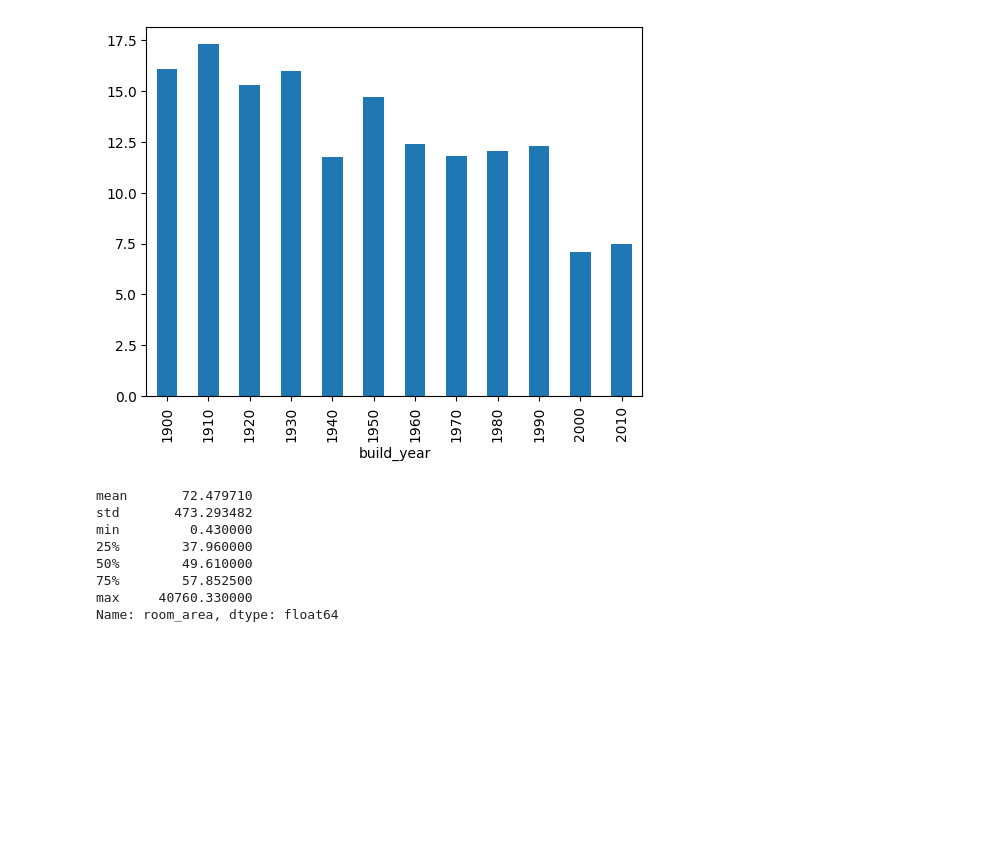
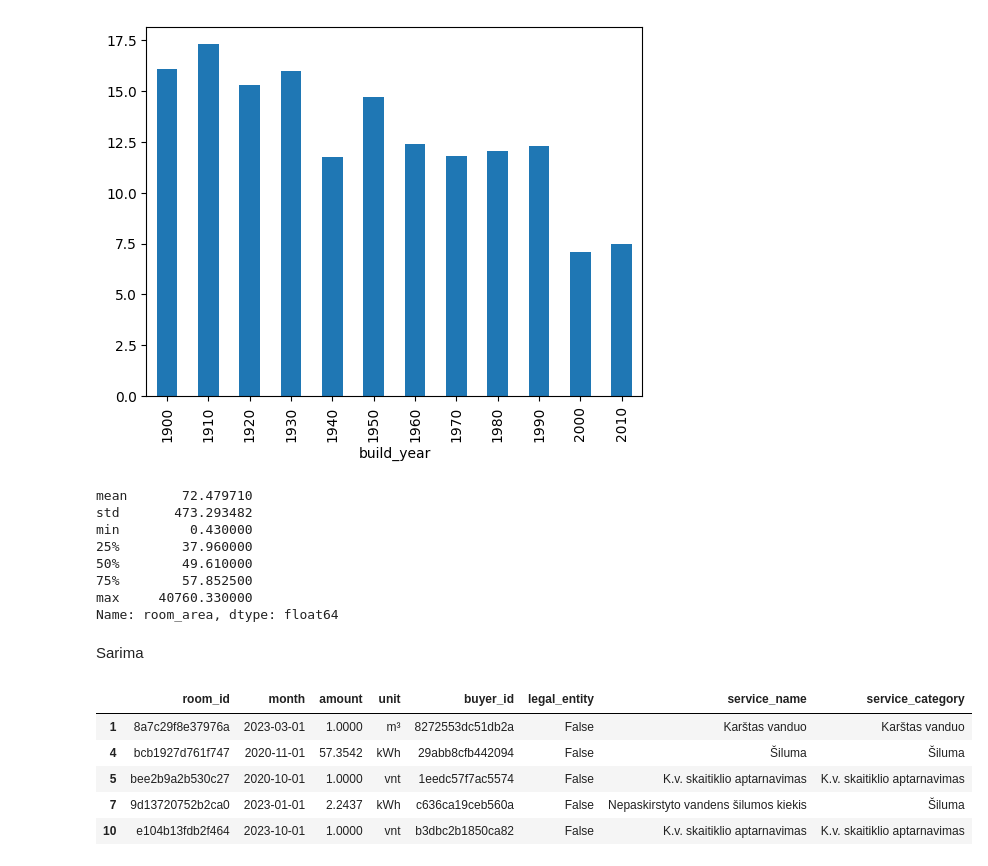
Before and after one commit to ZygimantasM/siauliu_energija_data_analysis, a Jupyter notebook: main.ipynb, the cells around one changed output. Drawn from its saved outputs; the diff is of its cells as text; code cells hidden in the pictures; blank space fills up the shorter version.

```diff
--- a/main.ipynb
+++ b/main.ipynb
@@ -448,3 +448,14 @@ min         0.430000
 75%        57.852500
 max     40760.330000
 Name: room_area, dtype: float64
+# %% [markdown]
+Sarima
+# %%
+register.head()
+# %% [output]
+|  | room_id | month | amount | unit | buyer_id | legal_entity | service_name | service_category |
+| 1 | 8a7c29f8e37976a | 2023-03-01 | 1.0000 | m³ | 8272553dc51db2a | False | Karštas vanduo | Karštas vanduo |
+| 4 | bcb1927d761f747 | 2020-11-01 | 57.3542 | kWh | 29abb8cfb442094 | False | Šiluma | Šiluma |
+| 5 | bee2b9a2b530c27 | 2020-10-01 | 1.0000 | vnt | 1eedc57f7ac5574 | False | K.v. skaitiklio aptarnavimas | K.v. skaitiklio aptarnavimas |
+| 7 | 9d13720752b2ca0 | 2023-01-01 | 2.2437 | kWh | c636ca19ceb560a | False | Nepaskirstyto vandens šilumos kiekis | Šiluma |
+| 10 | e104b13fdb2f464 | 2023-10-01 | 1.0000 | vnt | b3dbc2b1850ca82 | False | K.v. skaitiklio aptarnavimas | K.v. skaitiklio aptarnavimas |
```
Also changed, not shown: parts of 7 cells of this notebook, 1 other file.
